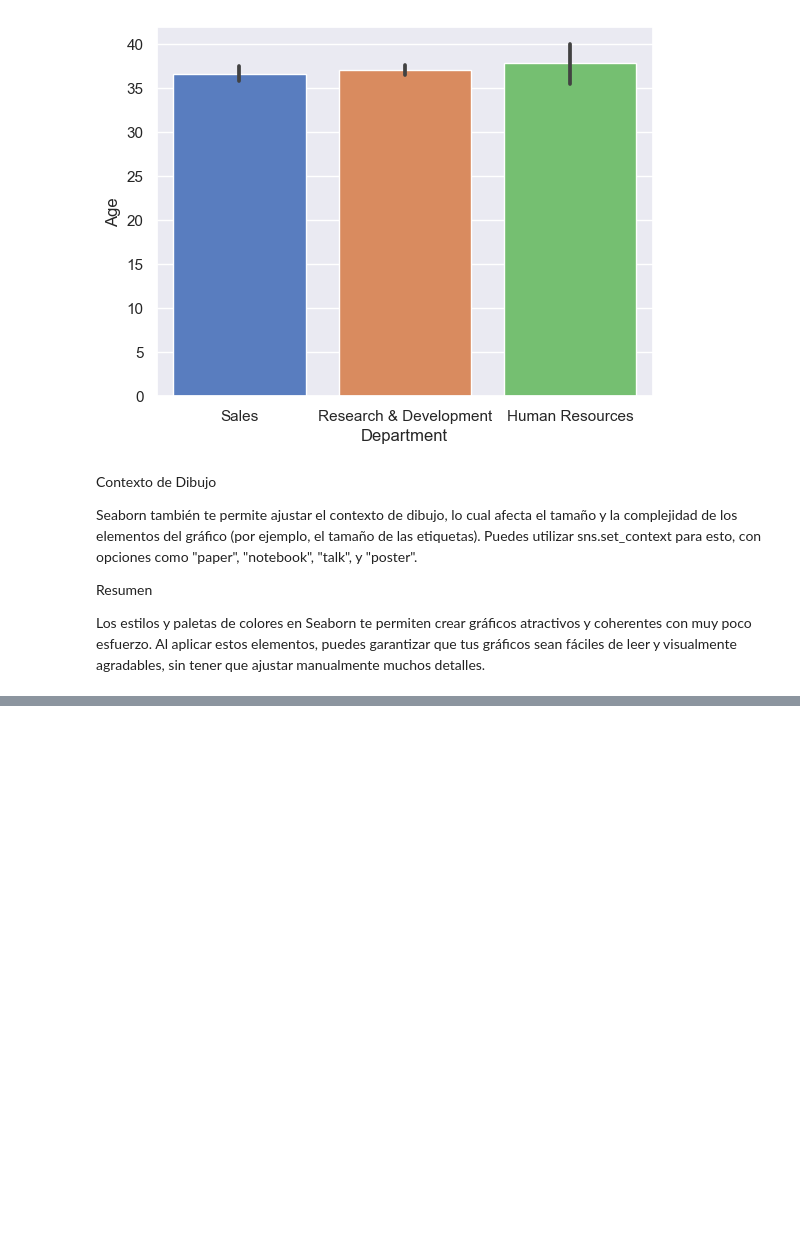
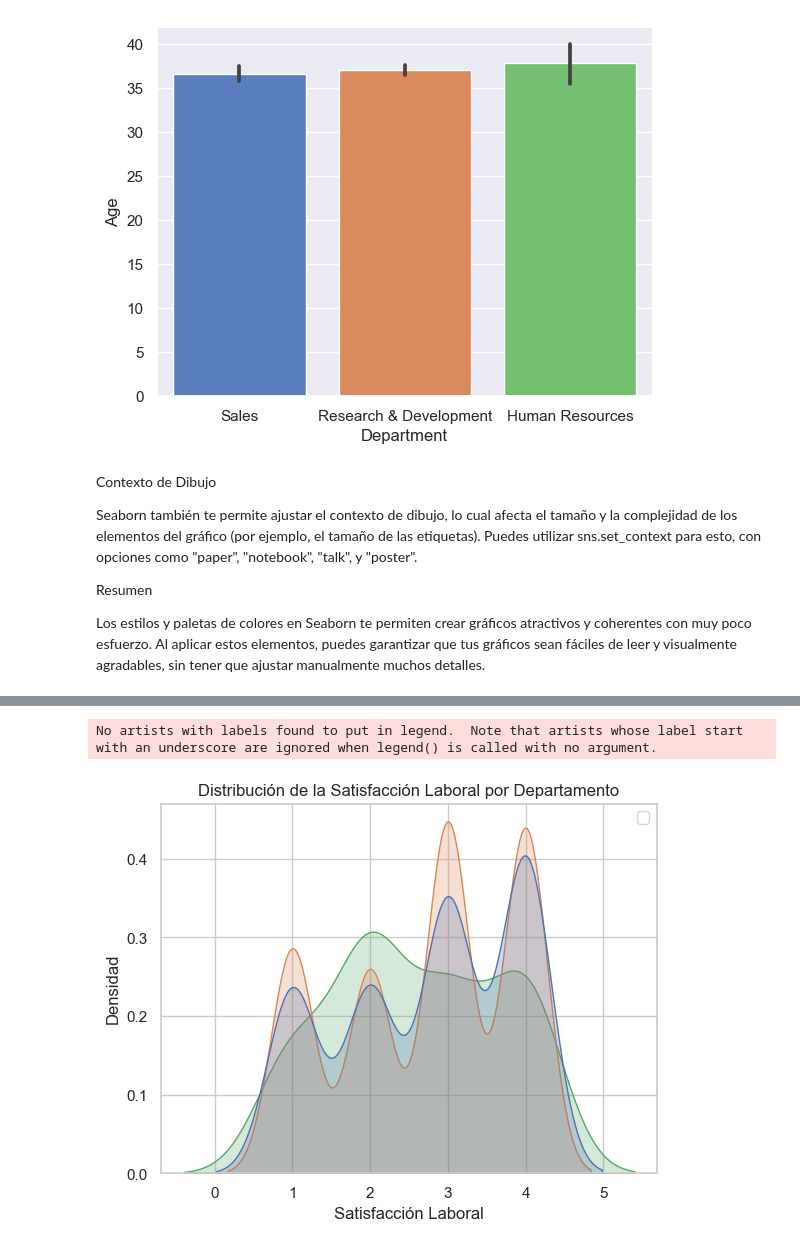
Before and after one commit to miguel-conde/explo_py, a Jupyter notebook: PYTHON/notebooks/PLOTTING/seaborn.ipynb, the cells around one changed output, grey strips where cells are left out. Drawn from its saved outputs; the diff is of its cells as text; code cells hidden in the pictures; blank space fills up the shorter version.

```diff
--- a/PYTHON/notebooks/PLOTTING/seaborn.ipynb
+++ b/PYTHON/notebooks/PLOTTING/seaborn.ipynb
@@ -227,0 +250,17 @@ Los estilos y paletas de colores en Seaborn te permiten crear gráficos atractiv
+# %%
+# Creando nuevamente el gráfico de densidad (KDE) de "JobSatisfaction" diferenciando por "Department"
+sns.kdeplot(data=df, x="JobSatisfaction", hue="Department", common_norm=False, fill=True)
+
+# Añadiendo títulos y etiquetas
+plt.title("Distribución de la Satisfacción Laboral por Departamento")
+plt.xlabel("Satisfacción Laboral")
+plt.ylabel("Densidad")
+
+# Moviendo la leyenda a la esquina superior derecha
+plt.legend(loc='upper right')
+
+# Mostrando el gráfico
+plt.show()
+# %% [output]
+No artists with labels found to put in legend.  Note that artists whose label start with an underscore are ignored when legend() is called with no argument.
+[figure, added]
```
Also changed, not shown: parts of 25 cells of this notebook, 5 other files.
